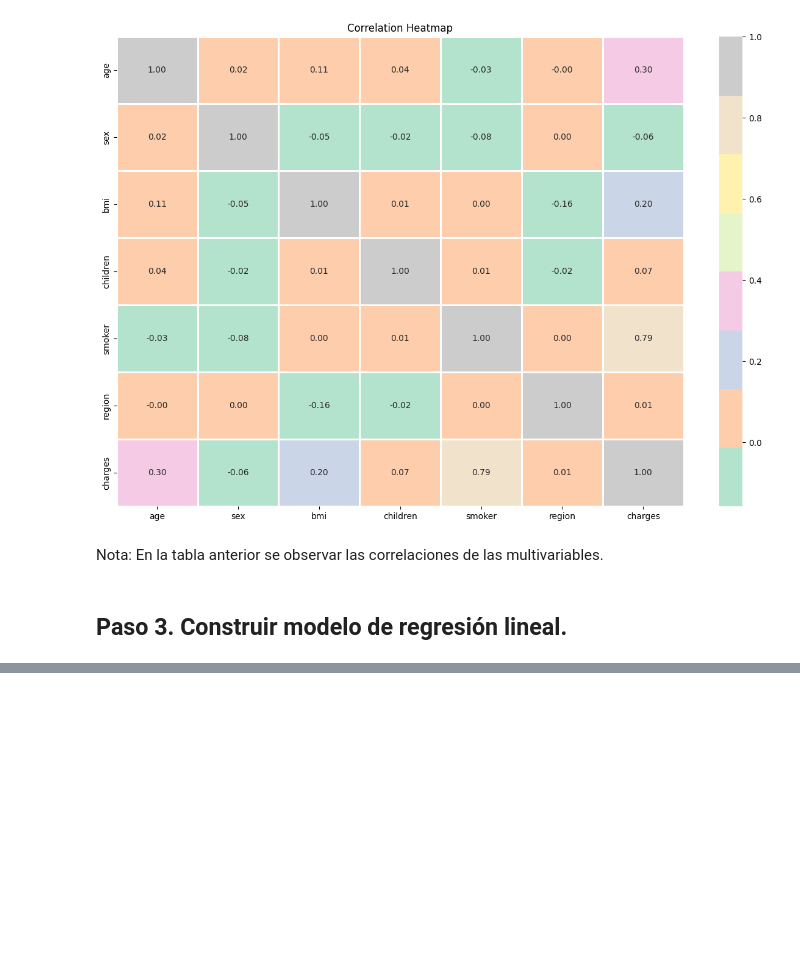
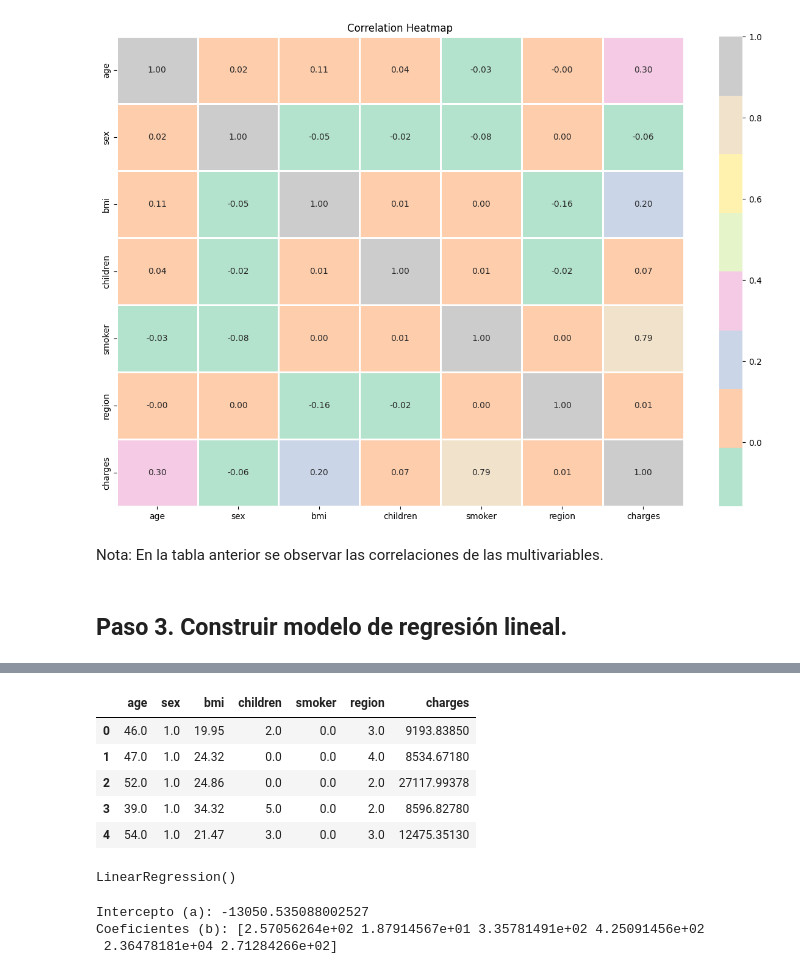
Before and after one commit to Bere333/linear_regression, a Jupyter notebook: src/linear_regresion_explore.ipynb, the cells around one changed output, grey strips where cells are left out. Cells and saved outputs as stored; diff of their text form; code cells hidden in the pictures; blank space fills up the shorter version.

```diff
--- a/src/linear_regresion_explore.ipynb
+++ b/src/linear_regresion_explore.ipynb
@@ -205,0 +244,26 @@ Nota: En la tabla anterior se observar las correlaciones de las multivariables.
+# %%
+medical_insurance_train_data = pd.read_csv("../data/processed/medical_insurance_cost_train.csv")
+medical_insurance_test_data = pd.read_csv("../data/processed/medical_insurance_cost_test.csv")
+
+medical_insurance_train_data.head()
+# %% [output]
+|  | age | sex | bmi | children | smoker | region | charges |
+| 0 | 46.0 | 1.0 | 19.95 | 2.0 | 0.0 | 3.0 | 9193.83850 |
+| 1 | 47.0 | 1.0 | 24.32 | 0.0 | 0.0 | 4.0 | 8534.67180 |
+| 2 | 52.0 | 1.0 | 24.86 | 0.0 | 0.0 | 2.0 | 27117.99378 |
+| 3 | 39.0 | 1.0 | 34.32 | 5.0 | 0.0 | 2.0 | 8596.82780 |
+| 4 | 54.0 | 1.0 | 21.47 | 3.0 | 0.0 | 3.0 | 12475.35130 |
+# %%
+from sklearn.linear_model import LinearRegression
+
+linear_regresion_model = LinearRegression()
+linear_regresion_model.fit(X_train, y_train)
+# %% [output]
+LinearRegression()
+# %%
+print(f"Intercepto (a): {linear_regresion_model.intercept_}")
+print(f"Coeficientes (b): {linear_regresion_model.coef_}")
+# %% [output]
+Intercepto (a): -13050.535088002527
+Coeficientes (b): [2.57056264e+02 1.87914567e+01 3.35781491e+02 4.25091456e+02
+ 2.36478181e+04 2.71284266e+02]
```
Also changed, not shown: parts of 5 cells of this notebook, 2 other files.
